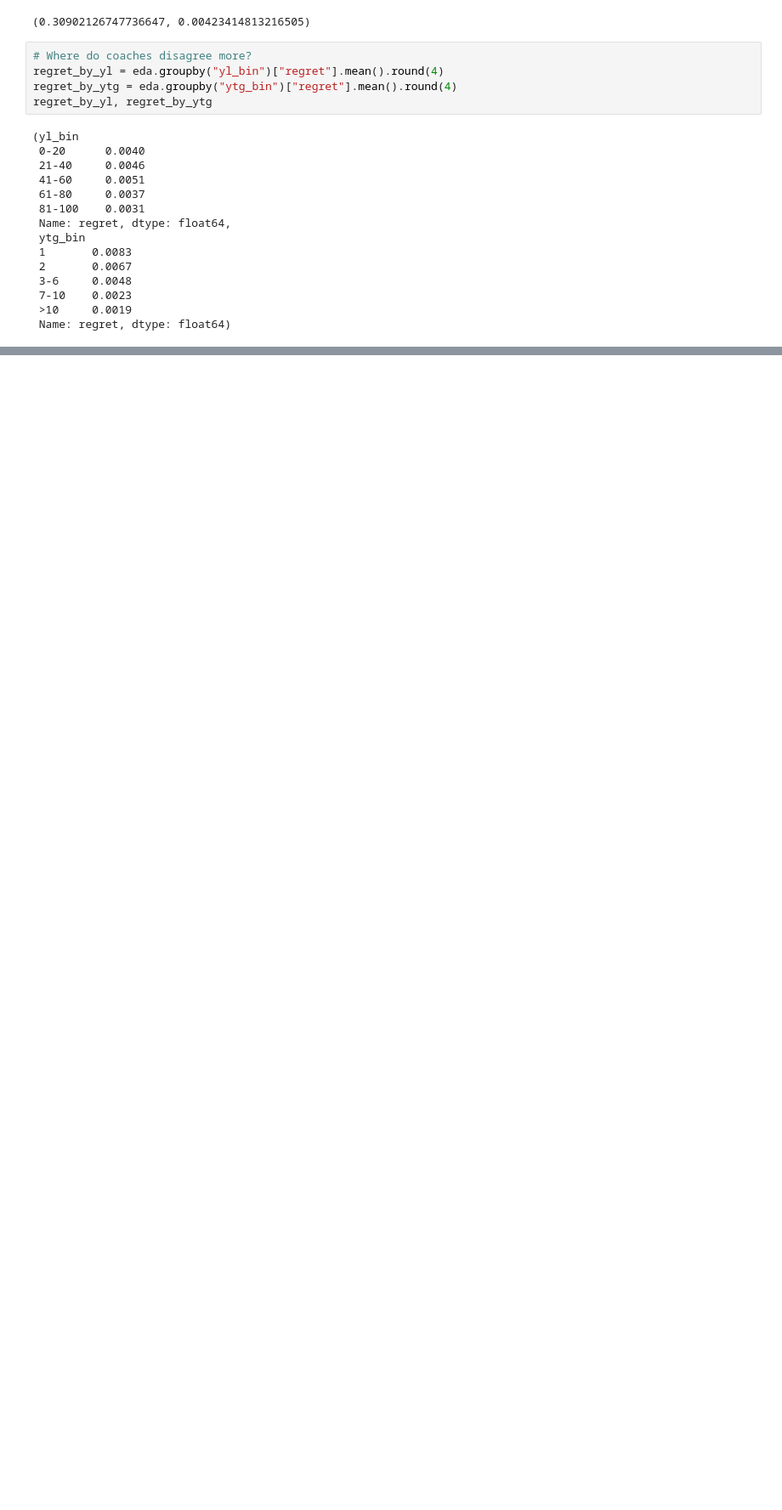
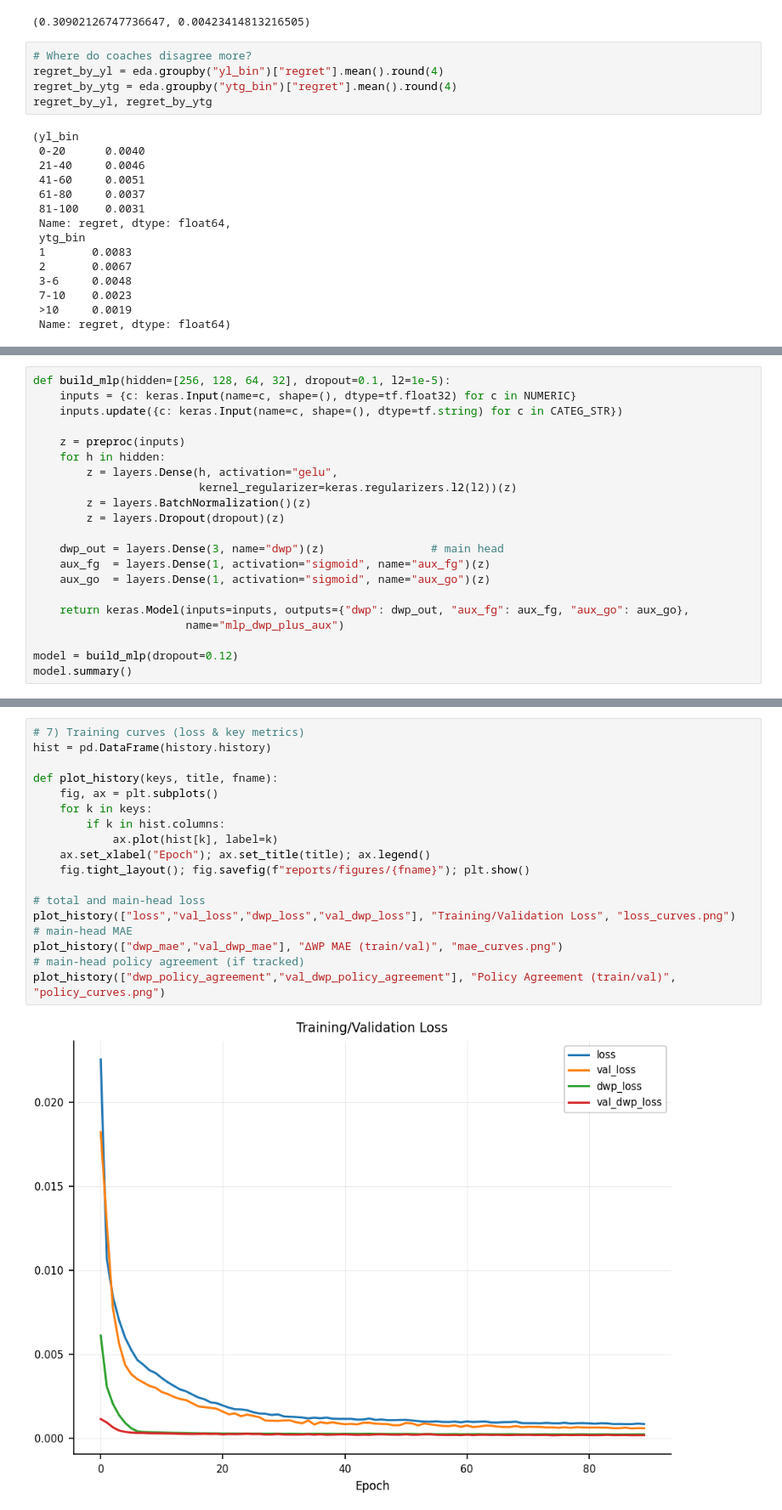
Before and after one commit to marco-vgn/nfl-4th-down-dwp, a Jupyter notebook: notebooks/nfl_4thdown_EDA.ipynb, the cells around one changed output, grey strips where cells are left out. Shown: that part at 85% size. Saved outputs shown, nothing was run; the diff lists cells and outputs as text; blank space fills up the shorter version.

```diff
--- a/notebooks/nfl_4thdown_EDA.ipynb
+++ b/notebooks/nfl_4thdown_EDA.ipynb
@@ -658,0 +739,21 @@ print(json.dumps(summary, indent=2))
+# %%
+def build_mlp(hidden=[256, 128, 64, 32], dropout=0.1, l2=1e-5):
+    inputs = {c: keras.Input(name=c, shape=(), dtype=tf.float32) for c in NUMERIC}
+    inputs.update({c: keras.Input(name=c, shape=(), dtype=tf.string) for c in CATEG_STR})
+
+    z = preproc(inputs)
+    for h in hidden:
+        z = layers.Dense(h, activation="gelu",
+                         kernel_regularizer=keras.regularizers.l2(l2))(z)
+        z = layers.BatchNormalization()(z)
+        z = layers.Dropout(dropout)(z)
+
+    dwp_out = layers.Dense(3, name="dwp")(z)                # main head
+    aux_fg  = layers.Dense(1, activation="sigmoid", name="aux_fg")(z)
+    aux_go  = layers.Dense(1, activation="sigmoid", name="aux_go")(z)
+
+    return keras.Model(inputs=inputs, outputs={"dwp": dwp_out, "aux_fg": aux_fg, "aux_go": aux_go},
+                       name="mlp_dwp_plus_aux")
+
+model = build_mlp(dropout=0.12)
+model.summary()
@@ -658,0 +838,20 @@ print(json.dumps(summary, indent=2))
+# %%
+# 7) Training curves (loss & key metrics)
+hist = pd.DataFrame(history.history)
+
+def plot_history(keys, title, fname):
+    fig, ax = plt.subplots()
+    for k in keys:
+        if k in hist.columns:
+            ax.plot(hist[k], label=k)
+    ax.set_xlabel("Epoch"); ax.set_title(title); ax.legend()
+    fig.tight_layout(); fig.savefig(f"reports/figures/{fname}"); plt.show()
+
+# total and main-head loss
+plot_history(["loss","val_loss","dwp_loss","val_dwp_loss"], "Training/Validation Loss", "loss_curves.png")
+# main-head MAE
+plot_history(["dwp_mae","val_dwp_mae"], "ΔWP MAE (train/val)", "mae_curves.png")
+# main-head policy agreement (if tracked)
+plot_history(["dwp_policy_agreement","val_dwp_policy_agreement"], "Policy Agreement (train/val)", "policy_curves.png")
+# %% [output]
+[figure, added]
```
Also changed, not shown: parts of 24 cells of this notebook, 2 other files.
